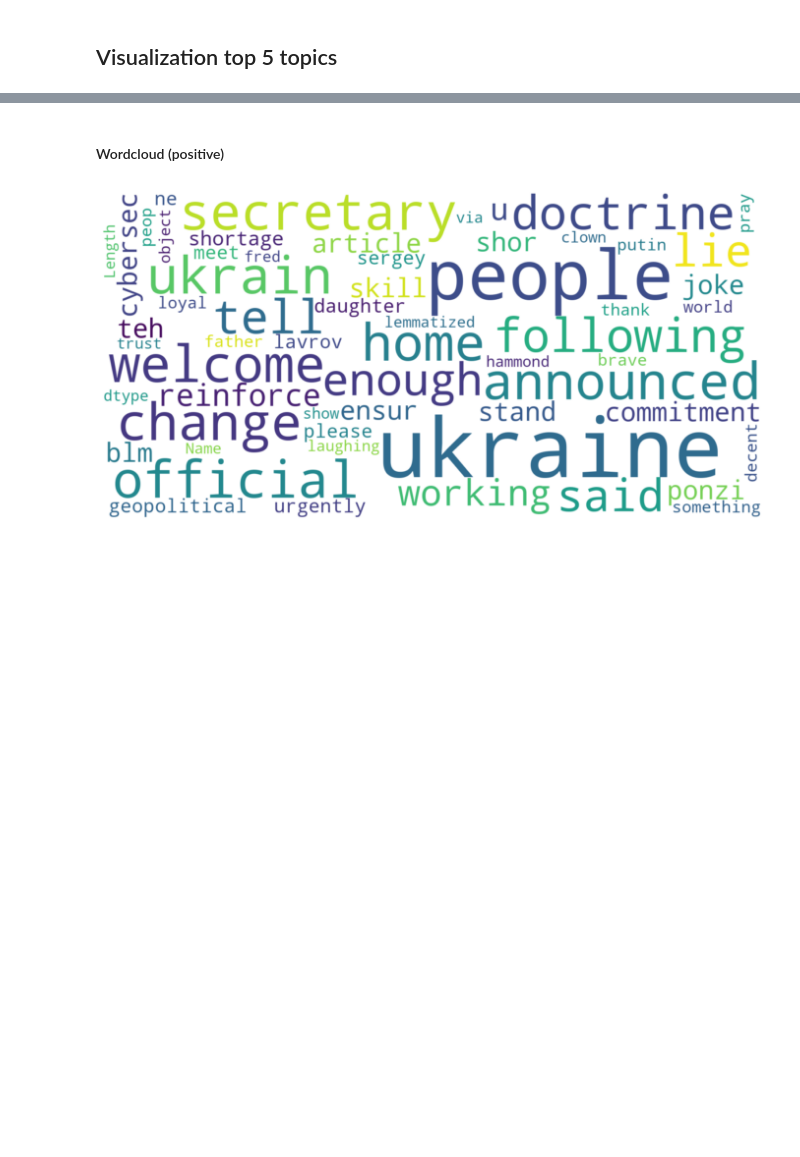
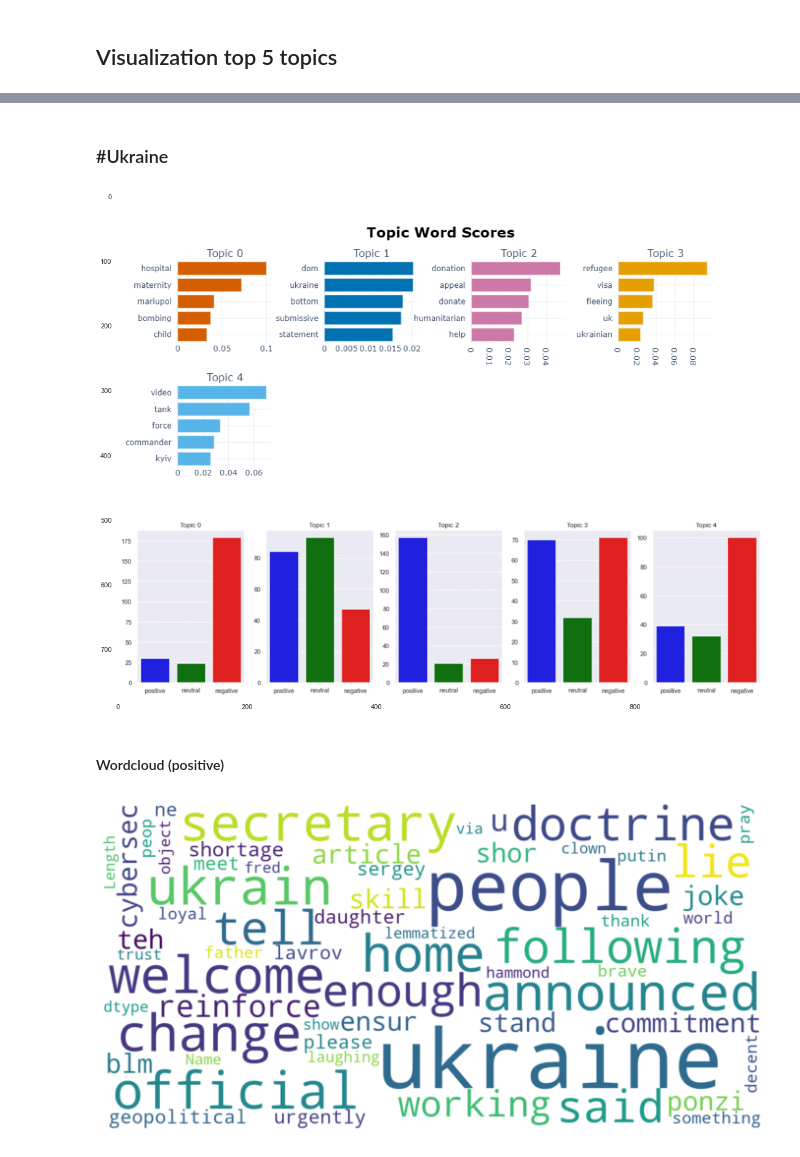
Before and after one commit to elee0531/Ukraine-VS-Russia-Tweet-analysis, a Jupyter notebook: Twitter.ipynb, the cells around one changed output, grey strips where cells are left out. Saved outputs shown, nothing was run; the diff lists cells and outputs as text; code cells hidden in the pictures; blank space fills up the shorter version.

```diff
--- a/Twitter.ipynb
+++ b/Twitter.ipynb
@@ -359,0 +344,16 @@ Text(0.5, 1.0, 'Topic 4')
+# %% [markdown]
+### #Ukraine
+# %%
+#Reading and concating images for visualization
+im1 = cv2.imread('U1.png')
+im2 = cv2.imread('U2.png')
+im_v = cv2.vconcat([im1, im2])
+cv2.imwrite('vconcatUkr.png', im_v)
+#Displaying images
+img = image.imread("vconcatUkr.png")
+plt.figure(figsize=(35, 15))
+plt.grid(False)
+plt.imshow(img)
+plt.show()
+# %% [output]
+[figure, added]
```
Also changed, not shown: parts of 37 cells of this notebook.
